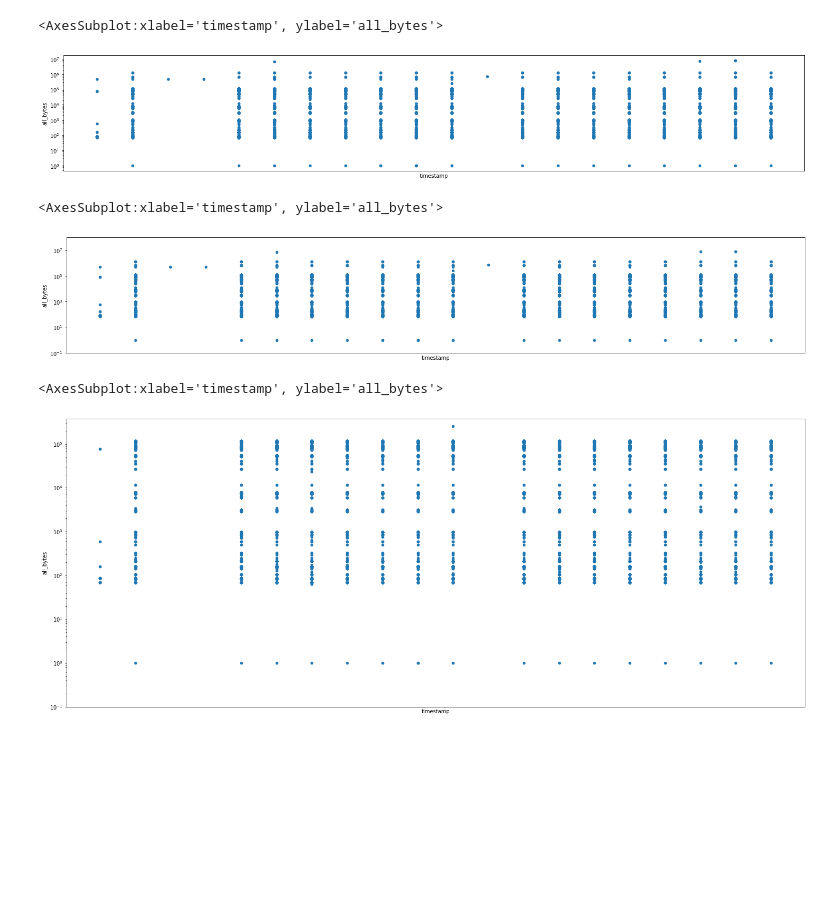
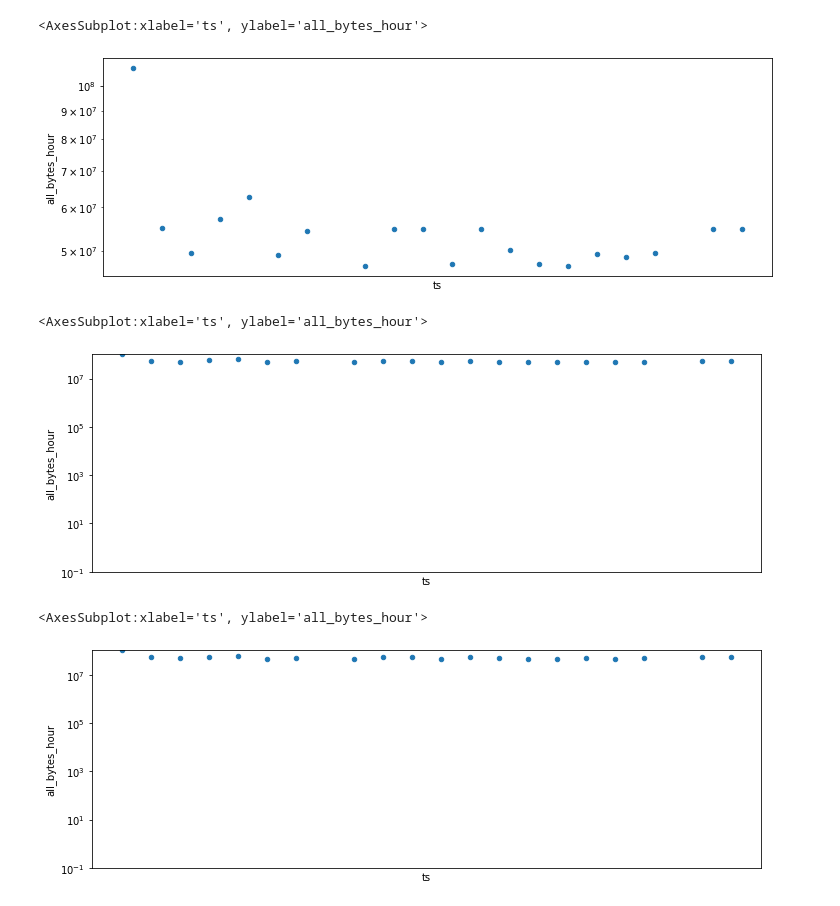
Before and after one commit to threathunternotebook/python-scripts, a Jupyter notebook: zeek_beacon.ipynb, the cells around one changed output. Drawn from its saved outputs; the diff is of its cells as text; code cells hidden in the pictures; blank space fills up the shorter version.

```diff
--- a/zeek_beacon.ipynb
+++ b/zeek_beacon.ipynb
@@ -30,8 +30,8 @@ class SSHCommand:
         session.disconnect()
         return result.decode('ascii')
 # %%
-ssh = SSHCommand(address='172.16.1.17', username='admin', password='password')
-result = ssh.execute('echo -e \"timestamp,dumpthis,duration,orig_bytes,resp_bytes,orig_pkts,resp_pkts\" && zcat /nsm/zeek/logs/2021-09-01//conn.* | jq -j \'select(.conn_state == \"SF\") | .[\"ts\"], \",\", .[\"duration\"], \",\", .[\"orig_bytes\"], \",\", .[\"resp_bytes\"], \",\", .[\"orig_pkts\"], \",\", .[\"resp_pkts\"], \"\n\"\' | awk -F \":\" \'{print $1,$3}\' | sed -e \'s/ /:00:00,/g\'')
+ssh = SSHCommand(address='172.16.1.17', username='venator', password='cpt701cpt701')
+result = ssh.execute('echo -e \"timestamp,duration,orig_bytes,resp_bytes,orig_pkts,resp_pkts\" && zcat /nsm/zeek/logs/2022-08-17//conn.* | jq -j \'select(.conn_state == \"SF\") | .[\"ts\"], \",\", .[\"duration\"], \",\", .[\"orig_bytes\"], \",\", .[\"resp_bytes\"], \",\", .[\"orig_pkts\"], \",\", .[\"resp_pkts\"], \"\n\"\' | awk -F \":\" \'{print $1,$3}\'')
 # %%
 from io import StringIO
 import pandas as pd
@@ -42,9 +42,8 @@ def string_to_df(data):
 df = string_to_df(result)
 all_pkts = df['orig_pkts'] + df['resp_pkts']
 all_bytes = df['orig_bytes'] + df['resp_bytes']
-#total_pkts = df.sum('all_pkts')
-#print(total_pkts)
 df["all_pkts"] = all_pkts
 df["all_bytes"] = all_bytes
+df['date'] = pd.to_datetime(df['timestamp'],unit='s')
 df
 # %% [output]
@@ -58,18 +118,18 @@ df.plot(x="timestamp", y="all_pkts", kind="bar", figsize=(25,10), ylim=(0.1,MAX_
 # %%
-df.plot(x="timestamp", y="all_bytes", kind="scatter", logy=True, use_index=False, xticks=[], figsize=(25,4))
+df_pkts.plot(x="ts", y="all_bytes_hour", kind="scatter", logy=True, use_index=False, xticks=[], figsize=(12,4))
 # %% [output]
-<AxesSubplot:xlabel='timestamp', ylabel='all_bytes'>
+<AxesSubplot:xlabel='ts', ylabel='all_bytes_hour'>
-[figure, old version]
+[figure, new version]
 # %%
-df.plot(x="timestamp", y="all_bytes", kind="scatter", logy=True, use_index=False, xticks=[], figsize=(25,4), ylim=(0.1,1*100000000))
+df_pkts.plot(x="ts", y="all_bytes_hour", kind="scatter", logy=True, use_index=False, xticks=[], figsize=(12,4), ylim=(0.1,1*100000000))
 # %% [output]
-<AxesSubplot:xlabel='timestamp', ylabel='all_bytes'>
+<AxesSubplot:xlabel='ts', ylabel='all_bytes_hour'>
-[figure, old version]
+[figure, new version]
 # %%
-MAX_Y =  (df.loc[:, 'orig_bytes']).max()
-df.plot(x="timestamp", y="all_bytes", kind="scatter", logy=True, use_index=False, xticks=[], figsize=(25,10), ylim=(0.1,MAX_Y))
+MAX_Y =  (df_pkts.loc[:, 'all_bytes_hour']).max()
+df_pkts.plot(x="ts", y="all_bytes_hour", kind="scatter", logy=True, use_index=False, xticks=[], figsize=(12,4), ylim=(0.1,MAX_Y))
 # %% [output]
-<AxesSubplot:xlabel='timestamp', ylabel='all_bytes'>
+<AxesSubplot:xlabel='ts', ylabel='all_bytes_hour'>
-[figure, old version]
+[figure, new version]
 # %%
 import numpy as np
```
Also changed, not shown: parts of 9 cells of this notebook.
